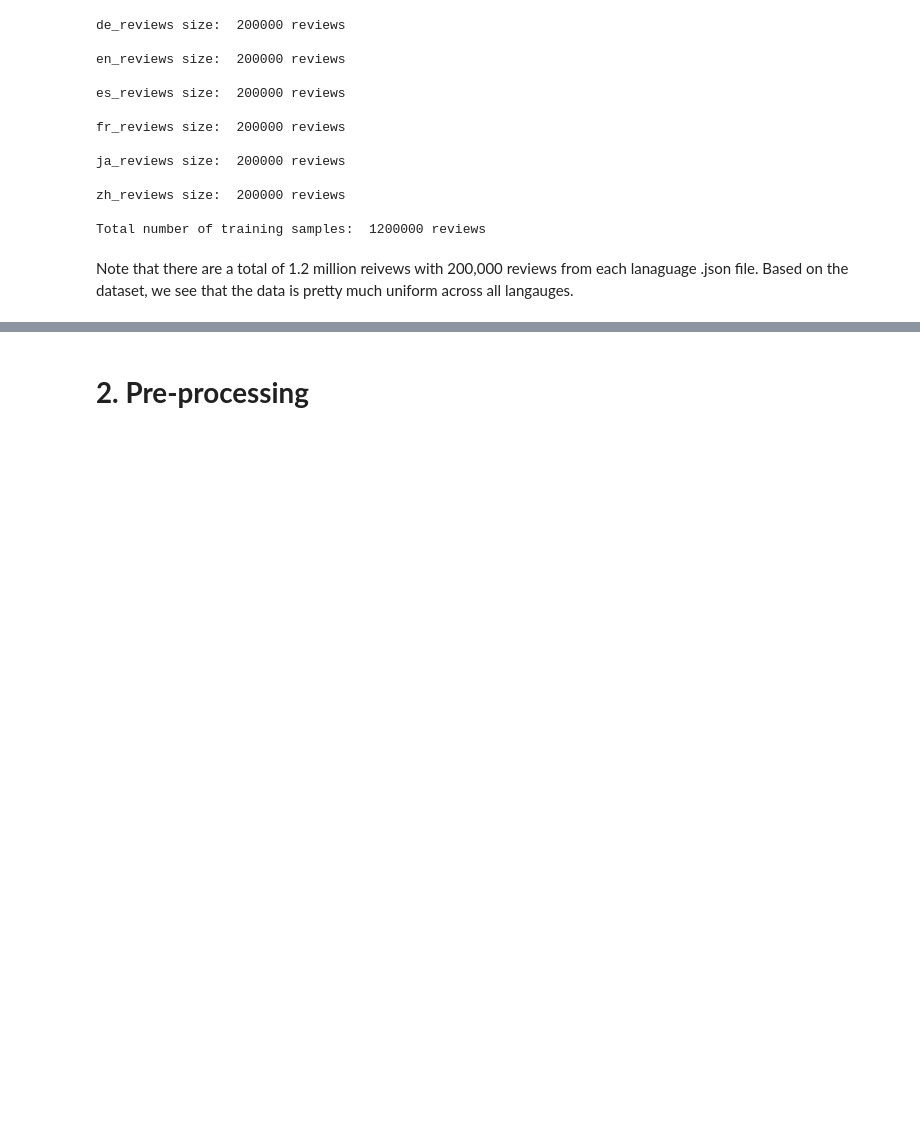
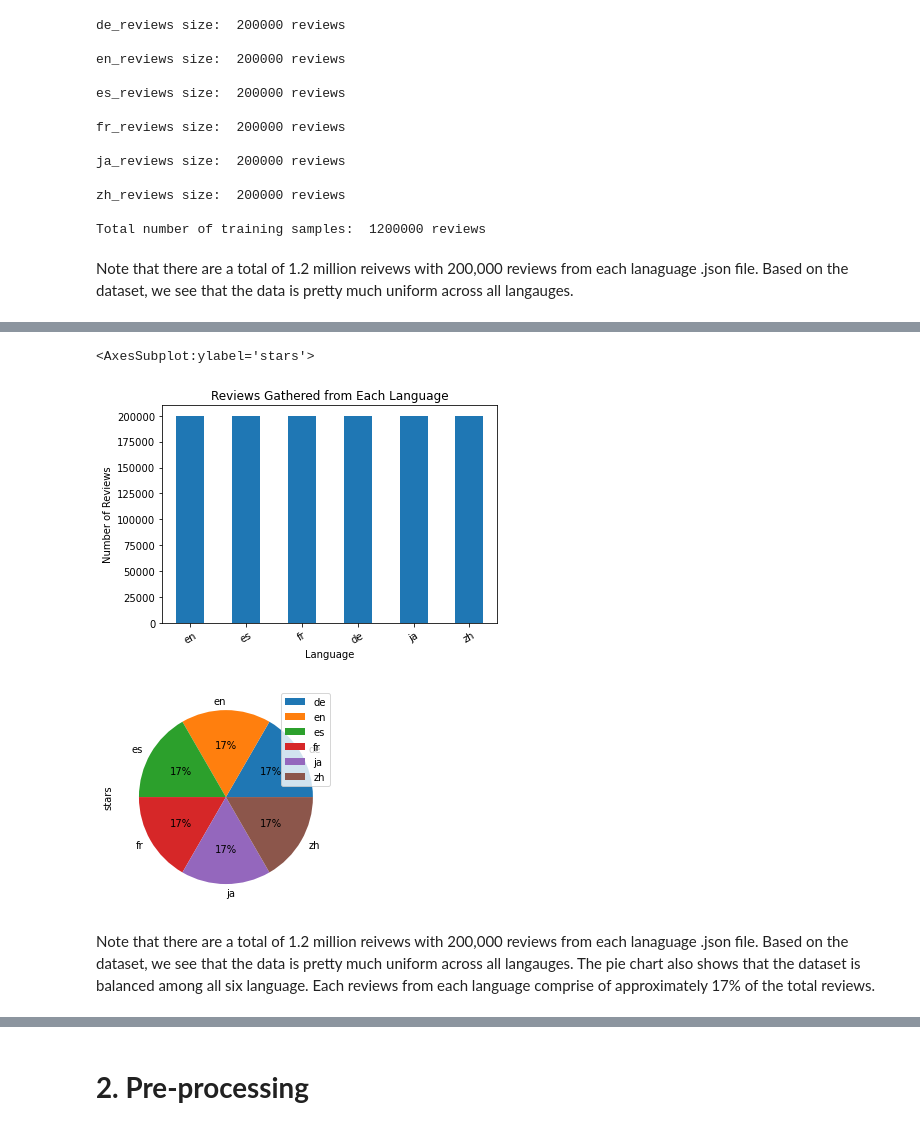
Before and after one commit to Ravi-Raghavan/ECE_443_Term_Project, a Jupyter notebook: AmazonReviews/AmazonReviews.ipynb, the cells around one changed output, grey strips where cells are left out. Drawn from its saved outputs; the diff is of its cells as text; code cells hidden in the pictures; blank space fills up the shorter version.

Commit message:
:rocket: updated charts

```diff
--- a/AmazonReviews/AmazonReviews.ipynb
+++ b/AmazonReviews/AmazonReviews.ipynb
@@ -182,0 +186,16 @@ Note that there are a total of 1.2 million reivews with 200,000 reviews from eac
+# %%
+en_df = pd.read_json('./Data/Train/dataset_en_train.json', lines=True, orient='columns')
+es_df = pd.read_json('./Data/Train/dataset_es_train.json', lines=True, orient='columns')
+fr_df = pd.read_json('./Data/Train/dataset_fr_train.json', lines=True, orient='columns')
+de_df = pd.read_json('./Data/Train/dataset_de_train.json', lines=True, orient='columns')
+ja_df = pd.read_json('./Data/Train/dataset_ja_train.json', lines=True, orient='columns')
+zh_df = pd.read_json('./Data/Train/dataset_zh_train.json', lines=True, orient='columns')
+lang_frames = [en_df, es_df, fr_df, de_df, ja_df, zh_df]
+all_reviews_df = pd.concat(lang_frames)
+print('English Reviews: ', len(en_df))
+print('Spanish Reviews: ', len(es_df))
+print('French Reviews: ', len(fr_df))
+print('German Reviews:  ', len(de_df))
+print('Japanese Reviews: ', len(ja_df))
+print('Chinese Reviews',len(zh_df))
+print('Total Reviews: ',len(all_reviews_df))
@@ -182,0 +210,14 @@ Note that there are a total of 1.2 million reivews with 200,000 reviews from eac
+# %%
+all_reviews_df['language'].value_counts().plot(kind="bar", title="Reviews Gathered from Each Language")
+# Rotate the x-labels by 30 degrees, and keep the text aligned horizontally
+plt.xticks(rotation=30, horizontalalignment="center")
+plt.title("Reviews Gathered from Each Language")
+plt.xlabel("Language")
+plt.ylabel("Number of Reviews")
+all_reviews_df.groupby(['language']).sum().plot(kind='pie', y='stars', autopct='%1.0f%%')
+# %% [output]
+<AxesSubplot:ylabel='stars'>
+[figure, added]
+[figure, added]
+# %% [markdown]
+Note that there are a total of 1.2 million reivews with 200,000 reviews from each lanaguage .json file. Based on the dataset, we see that the data is pretty much uniform across all langauges. The pie chart also shows that the dataset is balanced among all six language. Each reviews from each language comprise of approximately 17% of the total reviews.
```
Also changed, not shown: parts of 12 cells of this notebook.
